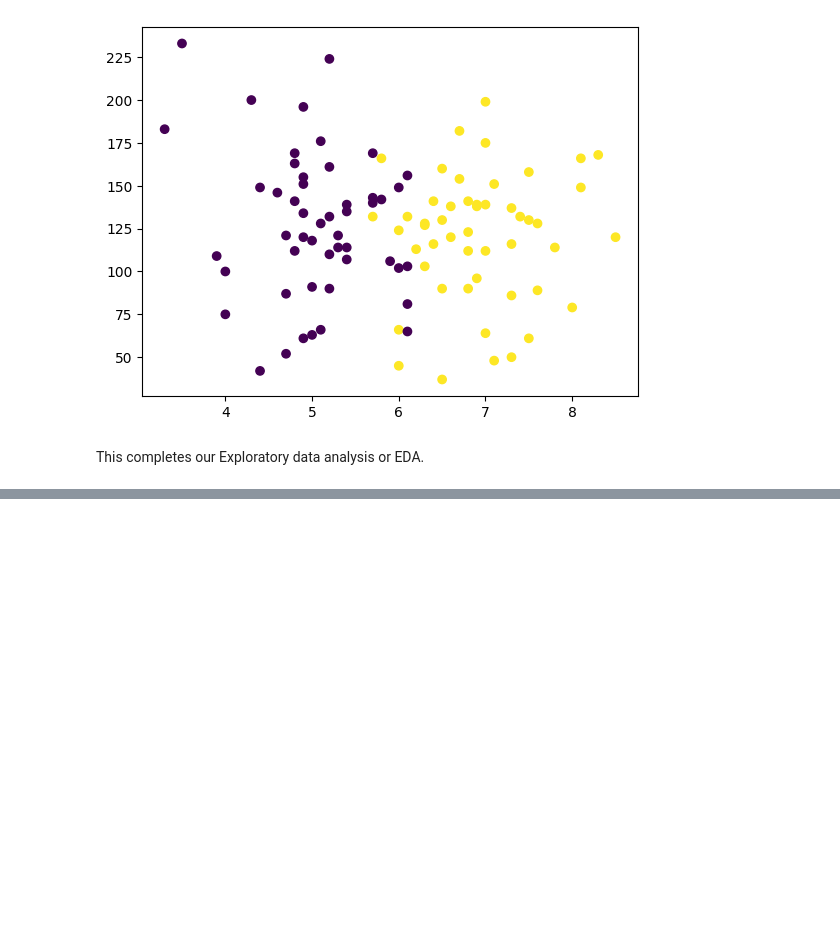
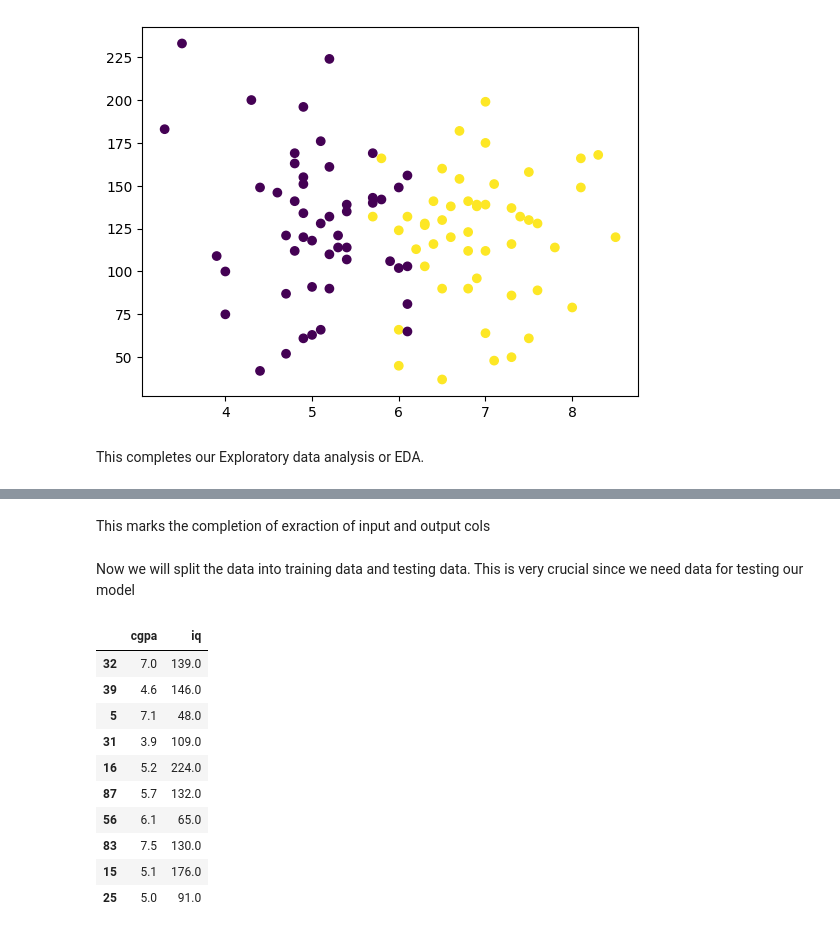
Before and after one commit to RishabhSingh290306/AI_Learning, a Jupyter notebook: machine_learning/07_DemoProject.ipynb, the cells around one changed output, grey strips where cells are left out. Cells and saved outputs as stored; diff of their text form; code cells hidden in the pictures; blank space fills up the shorter version.

```diff
--- a/machine_learning/07_DemoProject.ipynb
+++ b/machine_learning/07_DemoProject.ipynb
@@ -66,0 +103,22 @@ This completes our Exploratory data analysis or EDA.
+# %% [markdown]
+This marks the completion of exraction of input and output cols
+# %% [markdown]
+Now we will split the data into training data and testing data. This is very crucial since we need data for testing our model
+# %%
+from sklearn.model_selection import train_test_split
+
+X_train, X_test, Y_train, Y_test = train_test_split(X,Y,test_size=0.1) # 0.1 means 10% of the data will go to testing
+# %%
+X_test
+# %% [output]
+|  | cgpa | iq |
+| 32 | 7.0 | 139.0 |
+| 39 | 4.6 | 146.0 |
+| 5 | 7.1 | 48.0 |
+| 31 | 3.9 | 109.0 |
+| 16 | 5.2 | 224.0 |
+| 87 | 5.7 | 132.0 |
+| 56 | 6.1 | 65.0 |
+| 83 | 7.5 | 130.0 |
+| 15 | 5.1 | 176.0 |
+| 25 | 5.0 | 91.0 |
```
Also changed, not shown: parts of 29 cells of this notebook.
